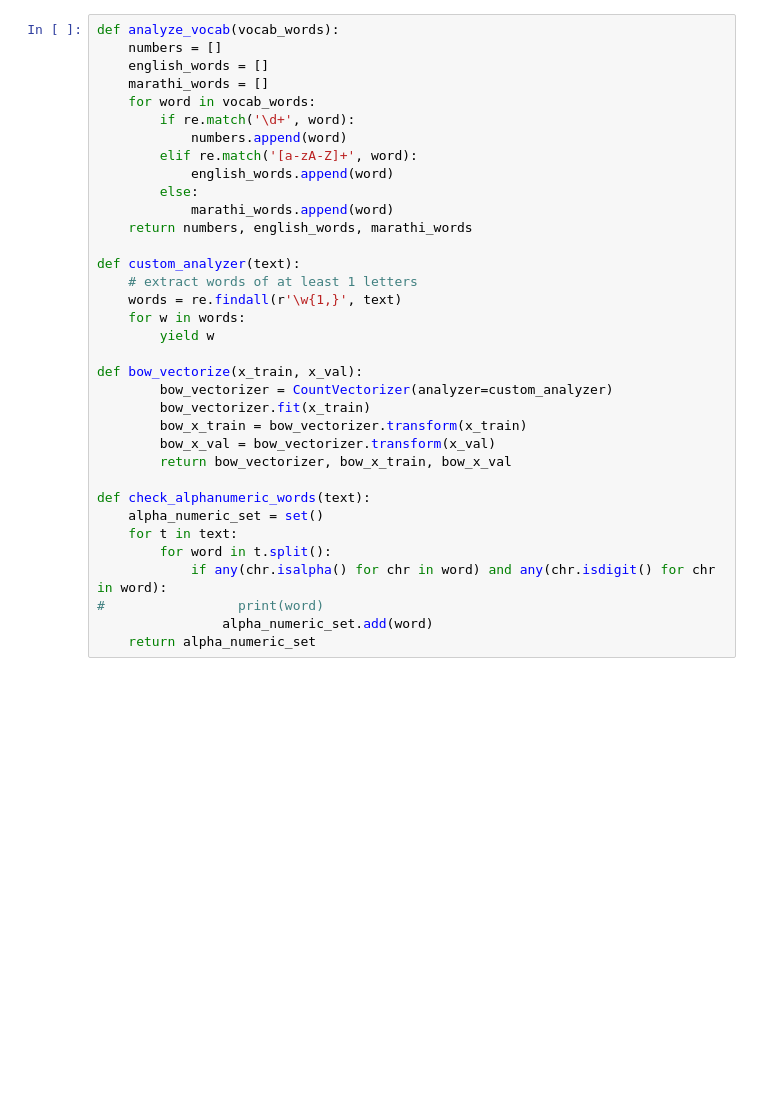
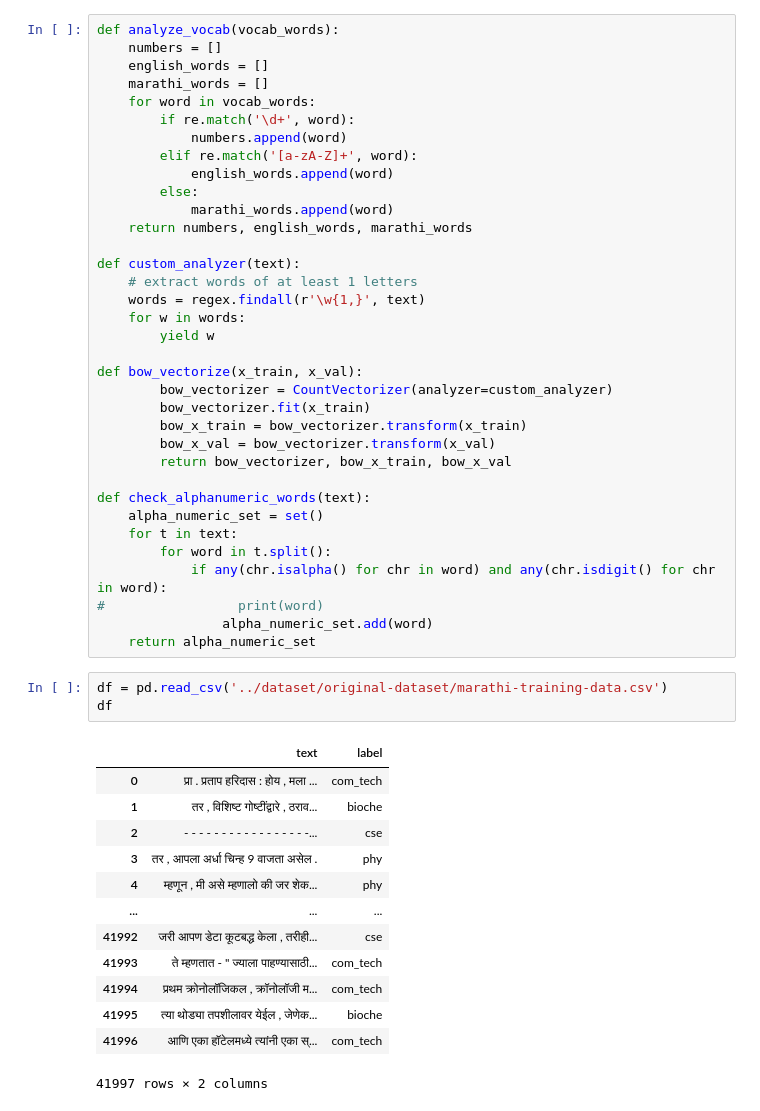
Before and after one commit to athrvkk/ICON-2020-TechDoFication, a Jupyter notebook: deep-learning/preprocess_text.ipynb, the cells around one changed output. Saved outputs shown, nothing was run; the diff lists cells and outputs as text; blank space fills up the shorter version.

```diff
--- a/deep-learning/preprocess_text.ipynb
+++ b/deep-learning/preprocess_text.ipynb
@@ -93,7 +97,7 @@ def analyze_vocab(vocab_words):
 
 def custom_analyzer(text):
     # extract words of at least 1 letters
-    words = re.findall(r'\w{1,}', text)
+    words = regex.findall(r'\w{1,}', text)
     for w in words:
         yield w
 
@@ -112,4 +116,21 @@ def check_alphanumeric_words(text):
 #                 print(word)
                 alpha_numeric_set.add(word)
     return alpha_numeric_set
+# %%
+df = pd.read_csv('../dataset/original-dataset/marathi-training-data.csv')
+df
+# %% [output]
+|  | text | label |
+| 0 | प्रा . प्रताप हरिदास : होय , मला ... | com_tech |
+| 1 | तर , विशिष्ट गोष्टींद्वारे , ठराव... | bioche |
+| 2 | - - - - - - - - - - - - - - - - -... | cse |
+| 3 | तर , आपला अर्धा चिन्ह 9 वाजता असेल . | phy |
+| 4 | म्हणून , मी असे म्हणालो की जर शेक... | phy |
+| ... | ... | ... |
+| 41992 | जरी आपण डेटा कूटबद्ध केला , तरीही... | cse |
+| 41993 | ते म्हणतात - " ज्याला पाहण्यासाठी... | com_tech |
+| 41994 | प्रथम क्रोनोलॉजिकल , क्रॉनोलॉजी म... | com_tech |
+| 41995 | त्या थोड्या तपशीलावर येईल , जेणेक... | bioche |
+| 41996 | आणि एका हॉटेलमध्ये त्यांनी एका स्... | com_tech |
+41997 rows × 2 columns
 # %%
```
Also changed, not shown: parts of 12 cells of this notebook, 2 other files.
